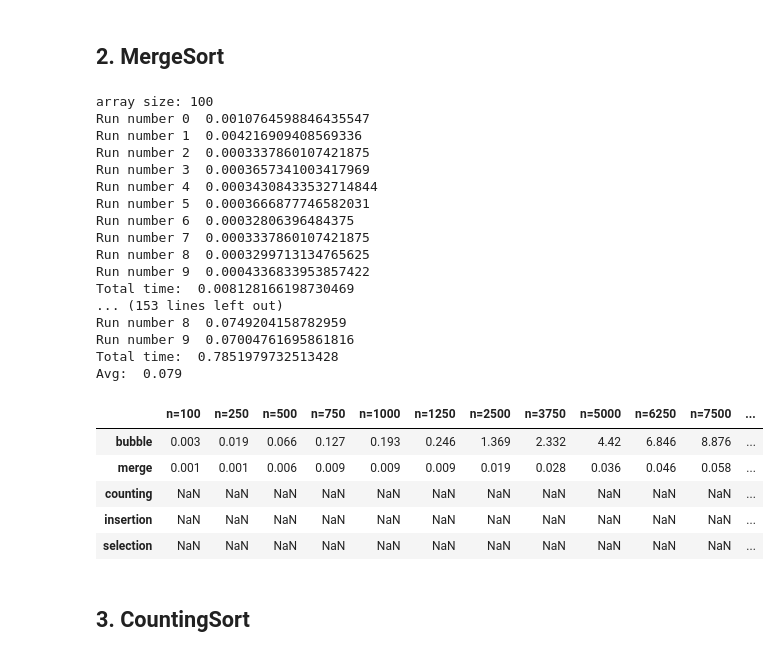
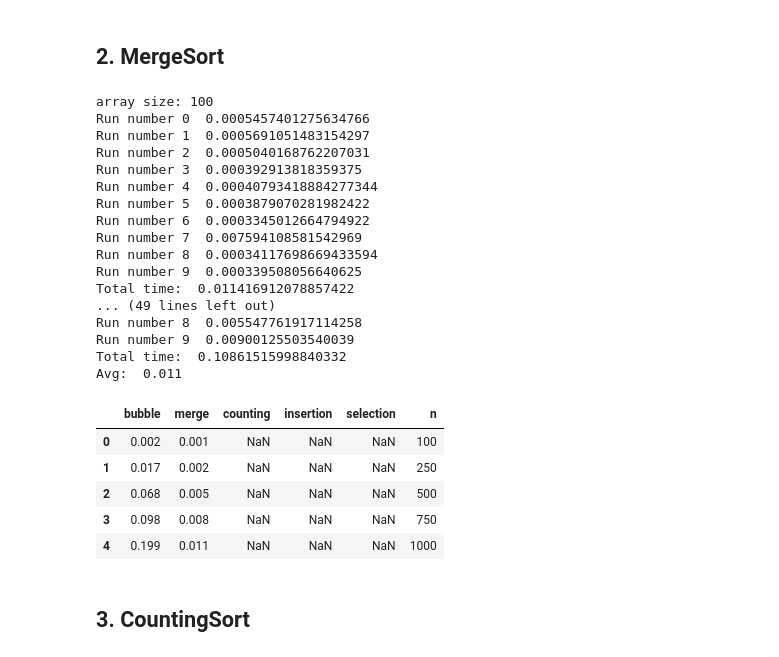
Before and after one commit to AdrianDonohoe/CTA_Project_2020, a Jupyter notebook: CTA Project 2020.ipynb, the cells around one changed output. Cells and saved outputs as stored; diff of their text form; code cells hidden in the pictures.

```diff
--- a/CTA Project 2020.ipynb
+++ b/CTA Project 2020.ipynb
@@ -18,8 +21,10 @@ def bubbleSort(alist):
             if alist[i]>alist[i+1]: # Compare item at postion i with item at position i+1
                 alist[i], alist[i+1] = alist[i+1], alist[i] # Swap the two items if above condtion is matched
 # %%
-cols = ['n=100','n=250','n=500','n=750','n=1000','n=1250','n=2500','n=3750','n=5000','n=6250','n=7500','n=8750','n=10000']
-indexes = ['bubble', 'merge', 'counting', 'insertion','selection']
-times_df =  pd.DataFrame(index=indexes,columns=cols)
+#cols = ['n=100','n=250','n=500','n=750','n=1000','n=1250','n=2500','n=3750','n=5000','n=6250','n=7500','n=8750','n=10000']
+#cols = ['n=100','n=250','n=500','n=750','n=1000','n=1250','n=2500']
+cols = ['bubble','merge','counting','insertion','selection','n']
+indexes = [0,1,2,3,4]
+times_df =  pd.DataFrame(columns=cols,index=indexes)
 times_df
 # %% [output]
@@ -32,5 +37,6 @@ times_df
 # %%
-array_size = [100, 250, 500, 750, 1000, 1250, 2500, 3750, 5000, 6250, 7500, 8750, 10000]
+#array_size = [100, 250, 500, 750, 1000, 1250, 2500, 3750, 5000, 6250, 7500, 8750, 10000]
+array_size = [100, 250, 500, 750, 1000]
 
 
 for i in range(0,len(array_size)):
@@ -46,8 +52,9 @@ for i in range(0,len(array_size)):
         total_time += time_elapsed
     print('Total time: ', total_time)
 
-    times_df.iat[0,i] = round((total_time/10),3)
-    print('Avg: ', times_df.iat[0,i])
+    times_df.iat[i,0] = round((total_time/10),3)
+    times_df.iat[i,5] = array_size[i]
+    print('Avg: ', times_df.iat[i,0])
 
 
 
@@ -113,54 +120,54 @@ def mergeSort(alist):
             k=k+1
     #print("Merging ",alist)
 # %%
-array_size = [100, 250, 500, 750, 1000, 1250, 2500, 3750, 5000, 6250, 7500, 8750, 10000]
+#array_size = [100, 250, 500, 750, 1000, 1250, 2500, 3750, 5000, 6250, 7500, 8750, 10000]
 
-#array_size = [6250,7500,8750,10000]
+array_size = [100, 250, 500, 750, 1000]
 
 for i in range(0,len(array_size)):
     total_time = 0
     print("array size: " + str(array_size[i]))
     for j in range(10):
         my_array = random_array(array_size[i])
         start_time = time.time()
         mergeSort(my_array)
         finish_time = time.time()
         time_elapsed = finish_time - start_time
         print('Run number ' + str(j) + ' ', time_elapsed)
         total_time += time_elapsed
         #print(my_array)
     print('Total time: ', total_time)
 
-    times_df.iat[1,i] = round((total_time/10),3)
-    print('Avg: ', times_df.iat[1,i])
+    times_df.iat[i,1] = round((total_time/10),3)
+    print('Avg: ', times_df.iat[i,1])
 
 
 
 times_df
 # %% [output]
 array size: 100
-Run number 0  0.0010764598846435547
-Run number 1  0.004216909408569336
-Run number 2  0.0003337860107421875
-Run number 3  0.0003657341003417969
-Run number 4  0.00034308433532714844
-Run number 5  0.0003666877746582031
-Run number 6  0.00032806396484375
-Run number 7  0.0003337860107421875
-Run number 8  0.0003299713134765625
-Run number 9  0.0004336833953857422
-Total time:  0.008128166198730469
-... (153 lines left out)
-Run number 8  0.0749204158782959
-Run number 9  0.07004761695861816
-Total time:  0.7851979732513428
-Avg:  0.079
+Run number 0  0.0005457401275634766
+Run number 1  0.0005691051483154297
+Run number 2  0.0005040168762207031
+Run number 3  0.000392913818359375
+Run number 4  0.00040793418884277344
+Run number 5  0.0003879070281982422
+Run number 6  0.0003345012664794922
+Run number 7  0.007594108581542969
+Run number 8  0.00034117698669433594
+Run number 9  0.000339508056640625
+Total time:  0.011416912078857422
+... (49 lines left out)
+Run number 8  0.005547761917114258
+Run number 9  0.00900125503540039
+Total time:  0.10861515998840332
+Avg:  0.011
-|  | n=100 | n=250 | n=500 | n=750 | n=1000 | n=1250 | n=2500 | n=3750 | n=5000 | n=6250 | n=7500 | ... |
-| bubble | 0.003 | 0.019 | 0.066 | 0.127 | 0.193 | 0.246 | 1.369 | 2.332 | 4.42 | 6.846 | 8.876 | ... |
-| merge | 0.001 | 0.001 | 0.006 | 0.009 | 0.009 | 0.009 | 0.019 | 0.028 | 0.036 | 0.046 | 0.058 | ... |
-| counting | NaN | NaN | NaN | NaN | NaN | NaN | NaN | NaN | NaN | NaN | NaN | ... |
-| insertion | NaN | NaN | NaN | NaN | NaN | NaN | NaN | NaN | NaN | NaN | NaN | ... |
-| selection | NaN | NaN | NaN | NaN | NaN | NaN | NaN | NaN | NaN | NaN | NaN | ... |
+|  | bubble | merge | counting | insertion | selection | n |
+| 0 | 0.002 | 0.001 | NaN | NaN | NaN | 100 |
+| 1 | 0.017 | 0.002 | NaN | NaN | NaN | 250 |
+| 2 | 0.068 | 0.005 | NaN | NaN | NaN | 500 |
+| 3 | 0.098 | 0.008 | NaN | NaN | NaN | 750 |
+| 4 | 0.199 | 0.011 | NaN | NaN | NaN | 1000 |
 # %% [markdown]
 ## 3. CountingSort
 # %%
```
Also changed, not shown: parts of 38 cells of this notebook, 2 other files.
